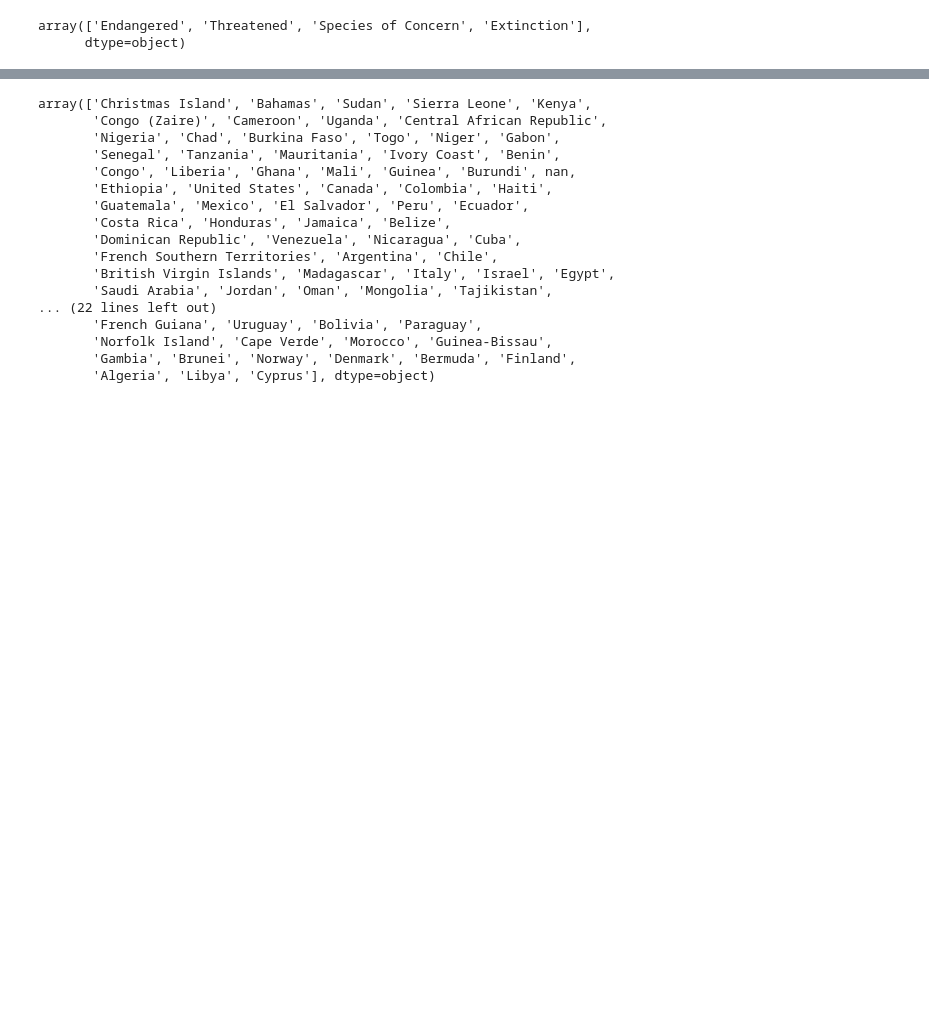
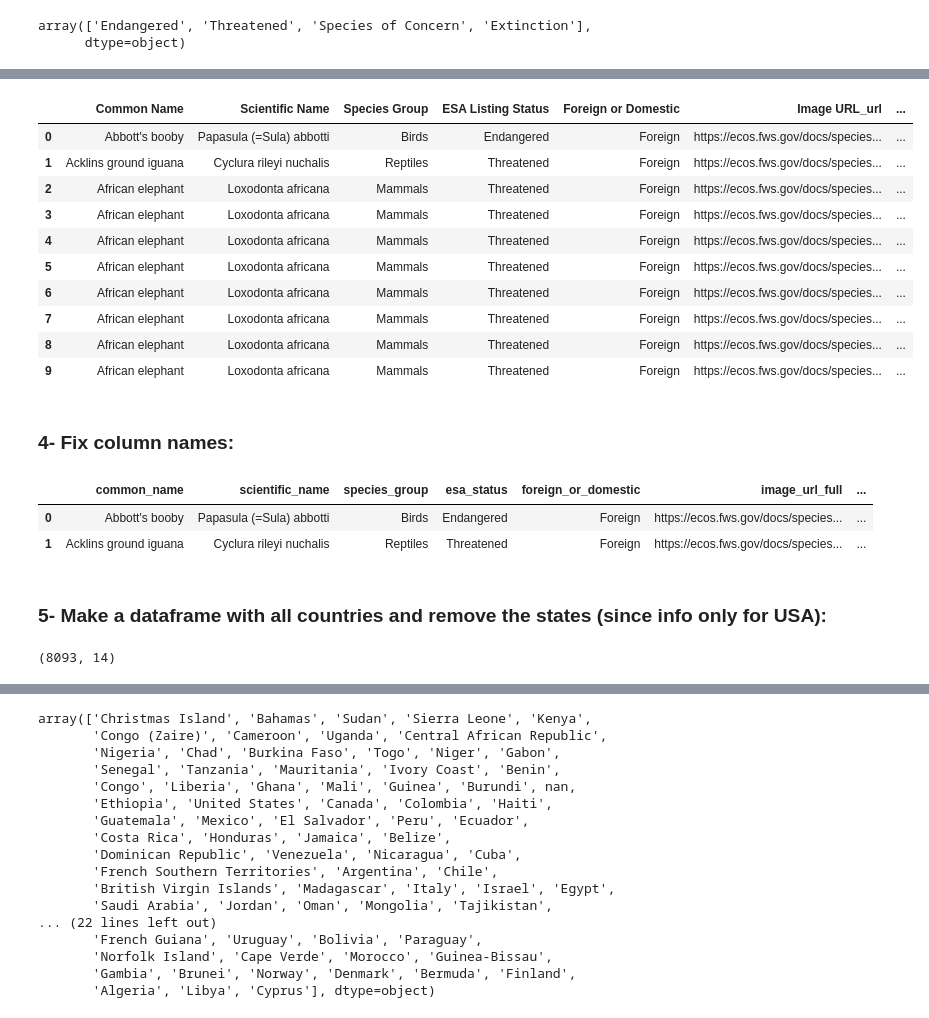
Before and after one commit to AmyLG/midstone-extinction, a Jupyter notebook: notebook/Midstone_cleaning_01.ipynb, the cells around one changed output, grey strips where cells are left out. Saved outputs shown, nothing was run; the diff lists cells and outputs as text; code cells hidden in the pictures; blank space fills up the shorter version.

```diff
--- a/notebook/Midstone_cleaning_01.ipynb
+++ b/notebook/Midstone_cleaning_01.ipynb
@@ -133,0 +167,29 @@ array(['Endangered', 'Threatened', 'Species of Concern', 'Extinction'],
+# %%
+### Apply the function in columns with the html tags
+ecos_end_species["Species Description"] = ecos_end_species["Species Description"].apply(striphtml)
+ecos_end_species["Threat Comments"] = ecos_end_species["Threat Comments"].apply(striphtml)
+# %%
+ecos_end_species.head(10)
+# %% [output]
+|  | Common Name | Scientific Name | Species Group | ESA Listing Status | Foreign or Domestic | Image URL_url | ... |
+| 0 | Abbott's booby | Papasula (=Sula) abbotti | Birds | Endangered | Foreign | https://ecos.fws.gov/docs/species... | ... |
+| 1 | Acklins ground iguana | Cyclura rileyi nuchalis | Reptiles | Threatened | Foreign | https://ecos.fws.gov/docs/species... | ... |
+| 2 | African elephant | Loxodonta africana | Mammals | Threatened | Foreign | https://ecos.fws.gov/docs/species... | ... |
+| 3 | African elephant | Loxodonta africana | Mammals | Threatened | Foreign | https://ecos.fws.gov/docs/species... | ... |
+| 4 | African elephant | Loxodonta africana | Mammals | Threatened | Foreign | https://ecos.fws.gov/docs/species... | ... |
+| 5 | African elephant | Loxodonta africana | Mammals | Threatened | Foreign | https://ecos.fws.gov/docs/species... | ... |
+| 6 | African elephant | Loxodonta africana | Mammals | Threatened | Foreign | https://ecos.fws.gov/docs/species... | ... |
+| 7 | African elephant | Loxodonta africana | Mammals | Threatened | Foreign | https://ecos.fws.gov/docs/species... | ... |
+| 8 | African elephant | Loxodonta africana | Mammals | Threatened | Foreign | https://ecos.fws.gov/docs/species... | ... |
+| 9 | African elephant | Loxodonta africana | Mammals | Threatened | Foreign | https://ecos.fws.gov/docs/species... | ... |
+# %% [markdown]
+### 4- Fix column names:
+# %%
+ecos_end_species.rename(columns = {"Common Name":"common_name", 'Scientific Name':'scientific_name', "Species Group": "species_group", "ESA Listing Status": "esa_status", "Foreign or Domestic": "foreign_or_domestic", "Image URL_url":"image_url_full", "Range Envelope": "location", "State Abbreviation": "state_abbr", "State Name": "state", "Country Name":"country", "Food Habits": "food", "Habitat Requirements": "habitat_requirements", "Movement / Home Range": "home_range", "Threat Comments": "cause", "Reproductive Strategy": "reproduction", "Species Description": "description" }, inplace = True)
+ecos_end_species.head(2)
+# %% [output]
+|  | common_name | scientific_name | species_group | esa_status | foreign_or_domestic | image_url_full | ... |
+| 0 | Abbott's booby | Papasula (=Sula) abbotti | Birds | Endangered | Foreign | https://ecos.fws.gov/docs/species... | ... |
+| 1 | Acklins ground iguana | Cyclura rileyi nuchalis | Reptiles | Threatened | Foreign | https://ecos.fws.gov/docs/species... | ... |
+# %% [markdown]
+### 5- Make a dataframe with all countries and remove the states (since info only for USA):
@@ -133,0 +199,4 @@ array(['Endangered', 'Threatened', 'Species of Concern', 'Extinction'],
+# %%
+ecos_end_species_countries.shape
+# %% [output]
+(8093, 14)
```
Also changed, not shown: parts of 78 cells of this notebook, 13 other files.
